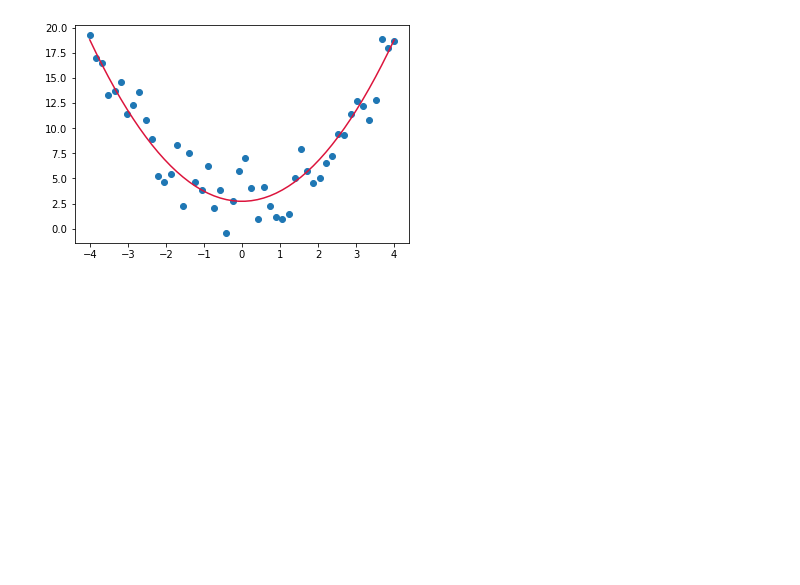
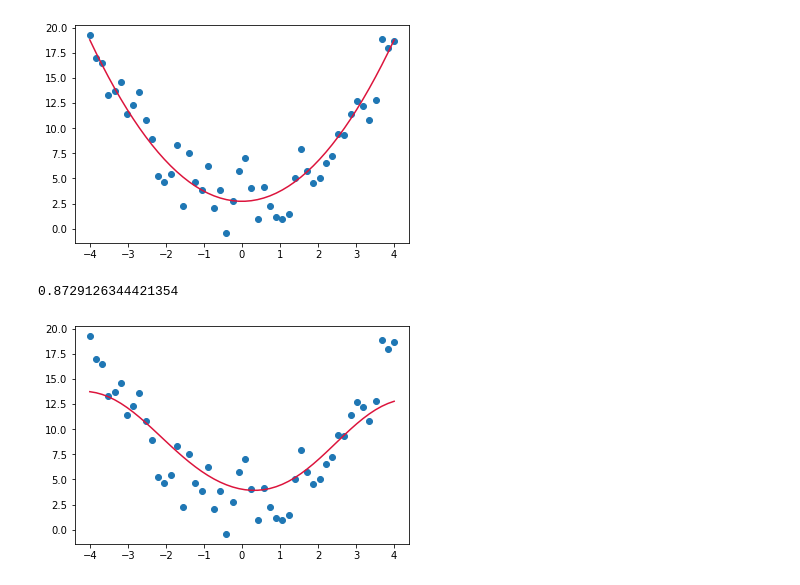
Before and after one commit to Prachi2002Aggarwal/Data-Science-Live-Master-Course-With-Python, a Jupyter notebook: Mam Practice/SVM Regression.ipynb, the cells around one changed output. Cells and saved outputs as stored; diff of their text form; code cells hidden in the pictures; blank space fills up the shorter version.

```diff
--- a/Mam Practice/SVM Regression.ipynb
+++ b/Mam Practice/SVM Regression.ipynb
@@ -60,3 +60,16 @@ plt.plot(x, ypred, c='crimson')
 plt.show()
 # %% [output]
 [figure]
+# %%
+svr.score(x.reshape(-1,1), y)
+# %% [output]
+0.8729126344421354
+# %%
+svr = SVR(kernel='rbf', C=1)
+svr.fit(x.reshape(-1,1), y)
+ypred = svr.predict(x.reshape(-1,1))
+plt.scatter(x, y)
+plt.plot(x, ypred, c='crimson')
+plt.show()
+# %% [output]
+[figure, added]
```
Also changed, not shown: parts of 3 cells of this notebook, 1 other file.
